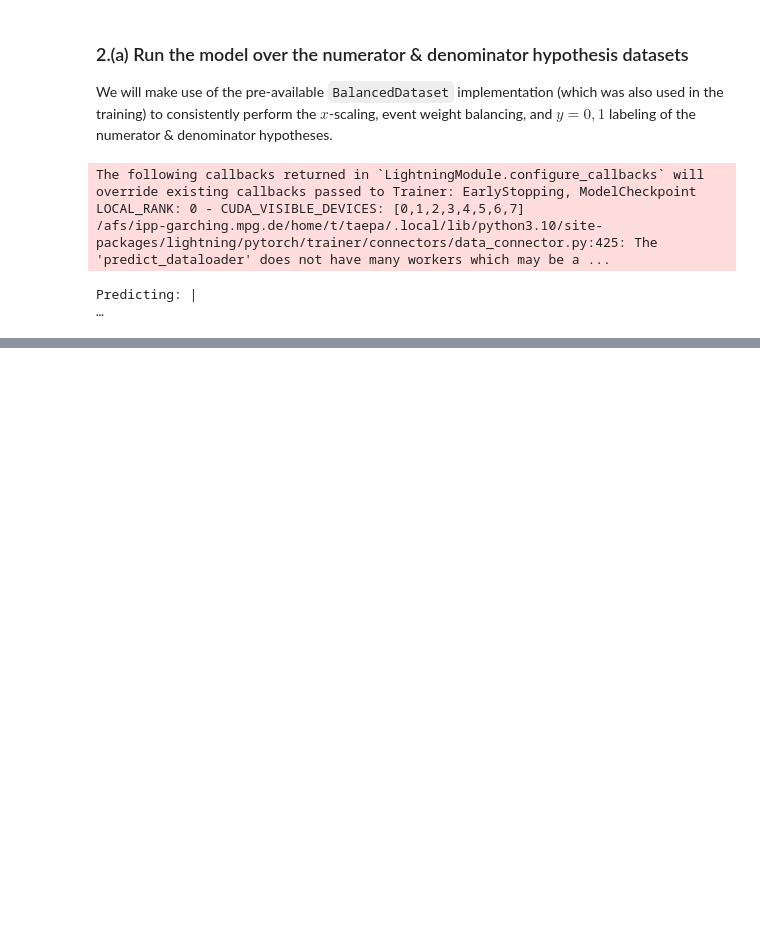
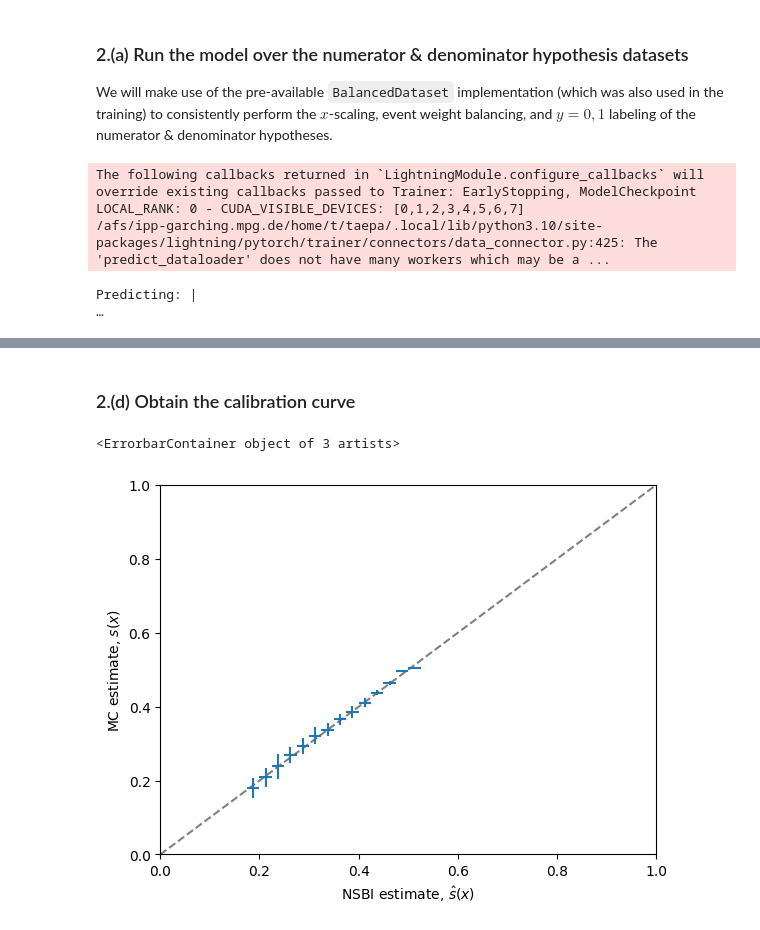
Before and after one commit to mohummudh/2025-lbnl, a Jupyter notebook: sessions/day2/nsbi-tutorial/tutorials/3_carl_diagnostics.ipynb, the cells around one changed output, grey strips where cells are left out. Drawn from its saved outputs; the diff is of its cells as text; code cells hidden in the pictures; blank space fills up the shorter version.

```diff
--- a/sessions/day2/nsbi-tutorial/tutorials/3_carl_diagnostics.ipynb
+++ b/sessions/day2/nsbi-tutorial/tutorials/3_carl_diagnostics.ipynb
@@ -138,8 +145,4 @@ s_bins = np.linspace(0.0, 1.0, 41)
 s_centers = (s_bins[:-1] + s_bins[1:])/2
 s_nbins = len(s_bins) -1
 s_widths = (s_bins[1:] - s_bins[:-1])/2
-
-s_bins = np.linspace(0.0, 1.0, 41)
-s_centers = (s_bins[:-1] + s_bins[1:])/2
-s_nbins = len(s_bins) -1
-s_widths = (s_bins[1:] - s_bins[:-1])/2
+s_axis = hist.axis.Regular(40,0,1.0)
@@ -146,19 +151,14 @@ s_widths = (s_bins[1:] - s_bins[:-1])/2
 # %%
-p = predictions_test
-t = targets_test
-w = weights_test
+h_num, h_denom = hist.Hist(s_axis, storage=hist.storage.Weight()), hist.Hist(s_axis, storage=hist.storage.Weight())
 
-pred_binned = [p[(p >= s_bins[i]) & (p < s_bins[i+1])] for i in range(s_nbins)]
-targets_binned = [t[(p >= s_bins[i]) & (p < s_bins[i+1])] for i in range(s_nbins)]
-weights_binned = [w[(p >= s_bins[i]) & (p < s_bins[i+1])] for i in range(s_nbins)]
+# IMPLEMENT ME
+h_num.fill(s_num_vs_denom[ds_balanced.s==1], weight = ds_balanced.w[ds_balanced.s==1])
+h_denom.fill(s_num_vs_denom[ds_balanced.s==0], weight = ds_balanced.w[ds_balanced.s==0])
+# ---
 
-sig_per_bin = np.array([np.sum((targets_binned[i]==1.0) * weights_binned[i]) for i in range(s_nbins)])
-bkg_per_bin = np.array([np.sum((targets_binned[i]==0.0) * weights_binned[i]) for i in range(s_nbins)])
-s_true = sig_per_bin/(sig_per_bin+bkg_per_bin)
-
-sig_err = np.sqrt(np.array([np.sum((targets_binned[i]==1.0) * weights_binned[i] * weights_binned[i]) for i in range(s_nbins)]))
-bkg_err = np.sqrt(np.array([np.sum((targets_binned[i]==0.0) * weights_binned[i] * weights_binned[i]) for i in range(s_nbins)]))
-s_err = np.sqrt(
-    (sig_err * bkg_per_bin / (sig_per_bin + bkg_per_bin)**2)**2 +
-    (bkg_err * sig_per_bin / (sig_per_bin + bkg_per_bin)**2)**2
-)
+N = h_num.values()
+D = h_denom.values()
+VN = h_num.variances()
+VD = h_denom.variances()
+s_mc_val = N / (N + D)
+s_mc_err = np.sqrt((D / np.square(N + D))**2 * VN + (N / np.square(N + D))**2 * VD)
@@ -274,0 +165,13 @@ plt.savefig('carl_reweight.pdf', bbox_inches='tight')
+# %% [markdown]
+### 2.(d) Obtain the calibration curve
+# %%
+# IMPLEMENT ME
+plt.plot([0,1], [0,1], marker='none', linestyle='--', color='grey')
+plt.xlabel("NSBI estimate, $\hat{s}(x)$")
+plt.ylabel("MC estimate, $s(x)$")
+plt.xlim(0,1)
+plt.ylim(0,1)
+plt.errorbar(s_centers, s_mc_val, xerr=s_widths, yerr=s_mc_err, linestyle='none')
+# %% [output]
+<ErrorbarContainer object of 3 artists>
+[figure, added]
```
Also changed, not shown: parts of 14 cells of this notebook, 1 other file.
